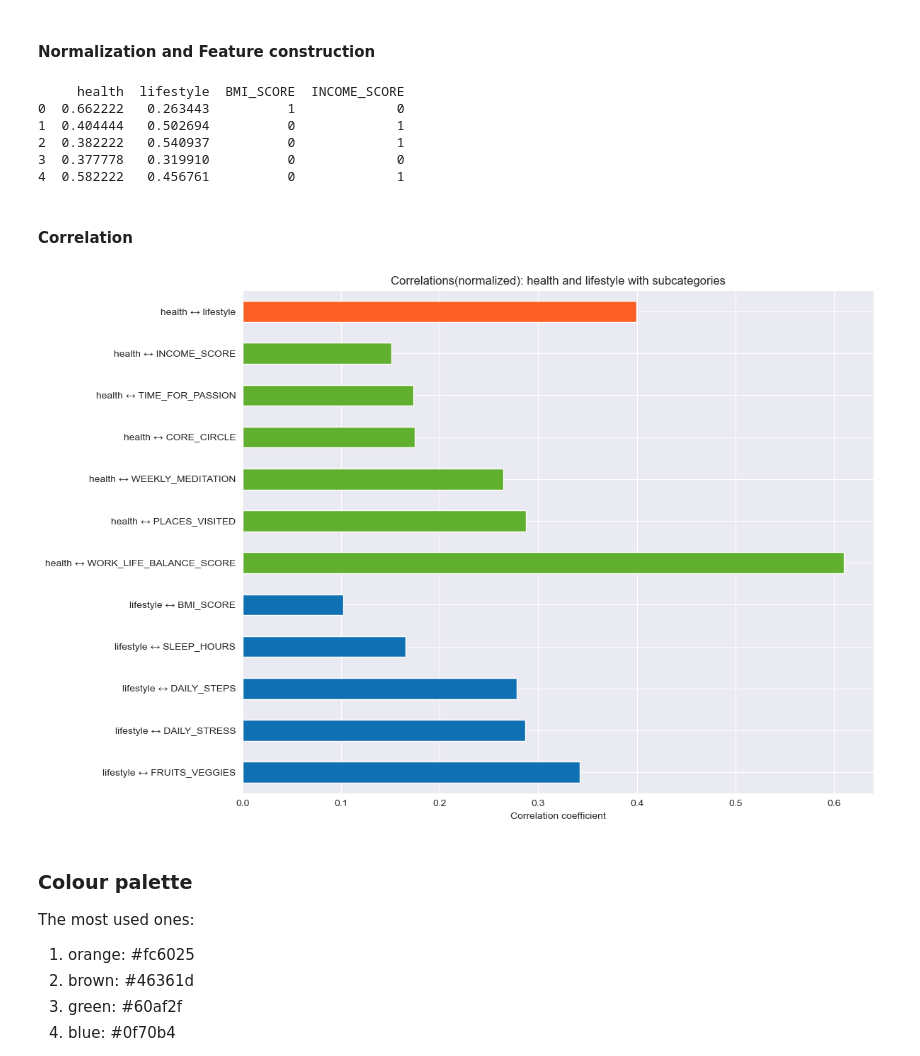
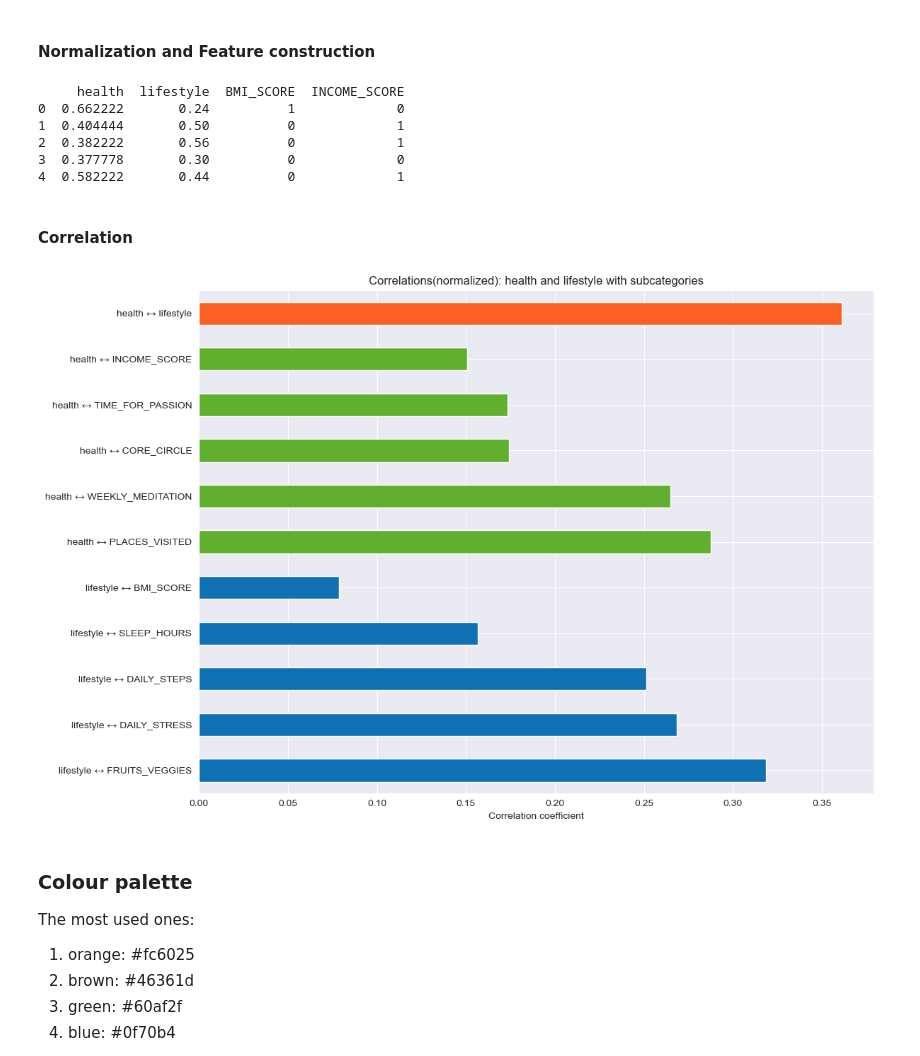
Before and after one commit to amsun001/Project_DataScience-lifestyle-and-wellbeing, a Jupyter notebook: Script/LifestyleAndWellbeing.ipynb, the cells around one changed output. Drawn from its saved outputs; the diff is of its cells as text; code cells hidden in the pictures.

Commit message:
deleted the Work_Life_Balance_Score in my part

```diff
--- a/Script/LifestyleAndWellbeing.ipynb
+++ b/Script/LifestyleAndWellbeing.ipynb
@@ -296,8 +296,8 @@ columns_to_normalize = [
     "SLEEP_HOURS",           # 1–10
     "SUFFICIENT_INCOME",     # 1 or 2 (kategorisch)
     "TIME_FOR_PASSION",      # 0–10
-    "WEEKLY_MEDITATION",     # 0–10
-    "WORK_LIFE_BALANCE_SCORE"  # 480–820
+    "WEEKLY_MEDITATION"     # 0–10
+    #"WORK_LIFE_BALANCE_SCORE"  # 480–820
 ]
 
 
@@ -317,8 +317,8 @@ columns_to_scale = [
     "DAILY_STEPS",
     "SLEEP_HOURS",
     "TIME_FOR_PASSION",
-    "WEEKLY_MEDITATION",
-    "WORK_LIFE_BALANCE_SCORE"
+    "WEEKLY_MEDITATION"
+    #"WORK_LIFE_BALANCE_SCORE"
 ]
 
 #Normalization
@@ -350,7 +350,7 @@ lifestyle_columns = [
     "CORE_CIRCLE",
     "TIME_FOR_PASSION",
     "WEEKLY_MEDITATION",
-    "WORK_LIFE_BALANCE_SCORE",
+    #"WORK_LIFE_BALANCE_SCORE",
     "INCOME_SCORE"
 ]
 csv_data["lifestyle"] = scaled_df[lifestyle_columns].mean(axis=1)
@@ -358,11 +358,11 @@ csv_data["lifestyle"] = scaled_df[lifestyle_columns].mean(axis=1)
 print(csv_data[["health", "lifestyle", "BMI_SCORE", "INCOME_SCORE"]].head())
 # %% [output]
      health  lifestyle  BMI_SCORE  INCOME_SCORE
-0  0.662222   0.263443          1             0
-1  0.404444   0.502694          0             1
-2  0.382222   0.540937          0             1
-3  0.377778   0.319910          0             0
-4  0.582222   0.456761          0             1
+0  0.662222       0.24          1             0
+1  0.404444       0.50          0             1
+2  0.382222       0.56          0             1
+3  0.377778       0.30          0             0
+4  0.582222       0.44          0             1
 # %% [markdown]
 #### **Correlation**
 # %%
@@ -383,7 +383,7 @@ lifestyle_subcategories = [
     "CORE_CIRCLE",
     "TIME_FOR_PASSION",
     "WEEKLY_MEDITATION",
-    "WORK_LIFE_BALANCE_SCORE",
+    #"WORK_LIFE_BALANCE_SCORE",
     "INCOME_SCORE"
 ]
 
@@ -403,34 +403,34 @@ general_corr = {"health ↔ lifestyle": scaled_df["health"].corr(scaled_df["life
 # sort every group
 sorted_health_to_lifestyle = dict(sorted(corr_health_to_lifestyle.items(), key=lambda x: x[1]))
 sorted_lifestyle_to_health = dict(sorted(corr_lifestyle_to_health.items(), key=lambda x: x[1]))
 
 # put in the right order
 final_corrs = {**general_corr, **sorted_health_to_lifestyle, **sorted_lifestyle_to_health}
 
 # set colours
 colors = []
 for key in final_corrs.keys():
     if key == "health ↔ lifestyle":
         colors.append("#fc6025")
     elif key.startswith("health ↔"):
         colors.append("#60af2f")
     else:
         colors.append("#0f70b4")
 
 # plotting
 corr_series = pd.Series(final_corrs)
 
 plt.figure(figsize=(12, 8))
 corr_series.plot(kind="barh", color=colors)
 
 plt.title("Correlations(normalized): health and lifestyle with subcategories")
 plt.xlabel("Correlation coefficient")
 plt.axvline(0, color='gray', linestyle='--')
 plt.gca().invert_yaxis()  # so that health ↔ lifestyle is at the top
 plt.tight_layout()
 plt.show()
 # %% [output]
-[figure, old version]
+[figure, new version]
 # %% [markdown]
 ### **Colour palette**
 The most used ones:
```
